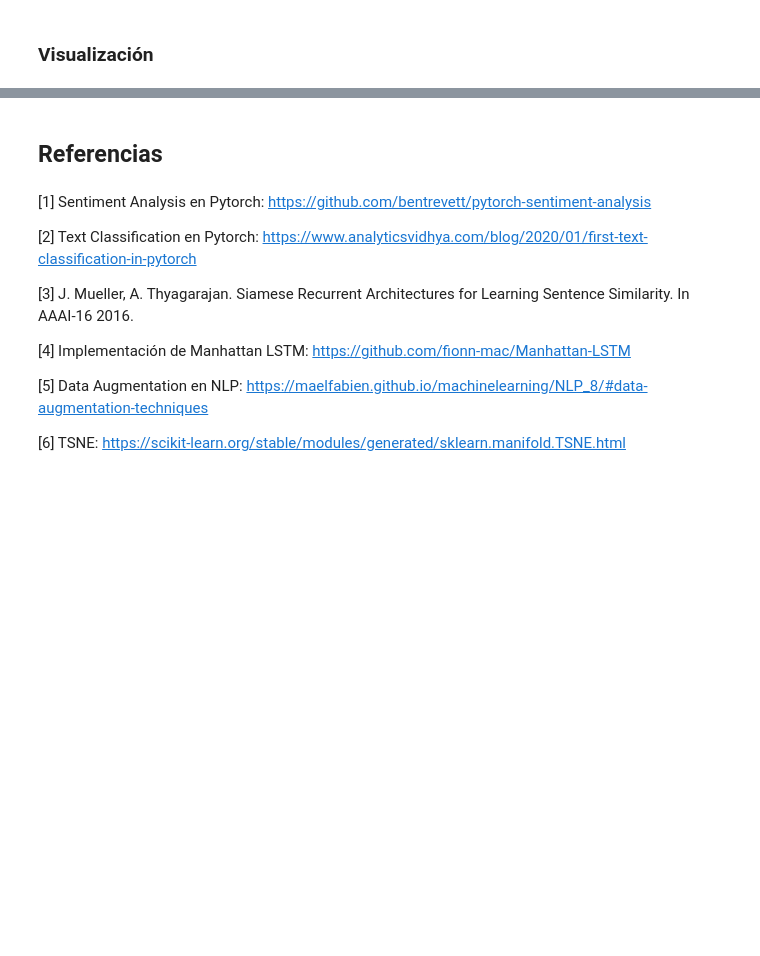
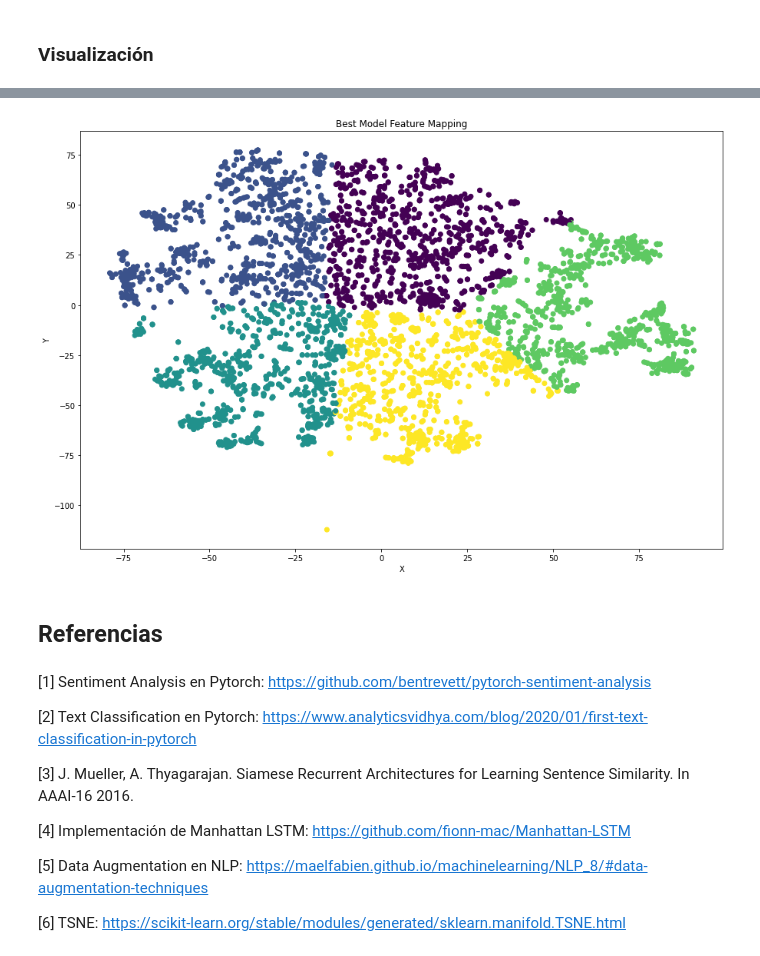
Before and after one commit to BFFV/DeepLearningHW, a Jupyter notebook: T2/T2.ipynb, the cells around one changed output, grey strips where cells are left out. Saved outputs shown, nothing was run; the diff lists cells and outputs as text; code cells hidden in the pictures; blank space fills up the shorter version.

```diff
--- a/T2/T2.ipynb
+++ b/T2/T2.ipynb
@@ -1230,13 +1272,21 @@ Test Loss: 0.720 | Test Acc: 89.17%
 # %% [markdown]
 ### Visualización
 # %%
-import numpy as np
 from sklearn.manifold import TSNE
+from sklearn.cluster import KMeans
 
 # Display 2D mapping for sentence features
-def show_clusters():
-    pass
-
-#X = np.array([[0, 0, 0], [0, 1, 1], [1, 0, 1], [1, 1, 1]])
-#X_embedded = TSNE(n_components=2).fit_transform(X)
-#X_embedded.shape
+def show_clusters(features, n_clusters):
+    embedded = TSNE(n_components=2, random_state=0).fit_transform(features)
+    colors = np.arange(n_clusters)
+    kmeans = KMeans(n_clusters=n_clusters, random_state=0).fit(embedded)
+    plt.figure(figsize=(15, 10))
+    plt.scatter(embedded[:, 0], embedded[:, 1], c=[colors[cluster] for cluster in kmeans.labels_])
+    plt.title('Best Model Feature Mapping')
+    plt.ylabel('Y')
+    plt.xlabel('X')
+    plt.show()
+# %%
+# Fragment from the training set
+_, train_samples = new_train_data.split(split_ratio=[0.7, 0.3], random_state=random.seed(SEED))
+print(f'Size: {len(train_samples)}')
@@ -1242,0 +1295,13 @@ def show_clusters():
+# %%
+# Define new iterators for the data
+batch_size = 64
+
+sample_iterator = data.BucketIterator(
+    train_samples,
+    batch_size=batch_size,
+    sort_key=lambda x: len(x.sentence_A + x.sentence_B),
+    sort_within_batch=True,
+    device=device)
+# %%
+# Run testing with the best model
+test_acc, test_loss, features = run_testing(aug_model, sample_iterator, criterion, 'sick.pt')
@@ -1243,3 +1310,7 @@ def show_clusters():
+# %%
+show_clusters(features.cpu(), 5)
+# %% [output]
+[figure, added]
 # %% [markdown]
 ## Referencias
 # %% [markdown]
```
Also changed, not shown: parts of 17 cells of this notebook.
